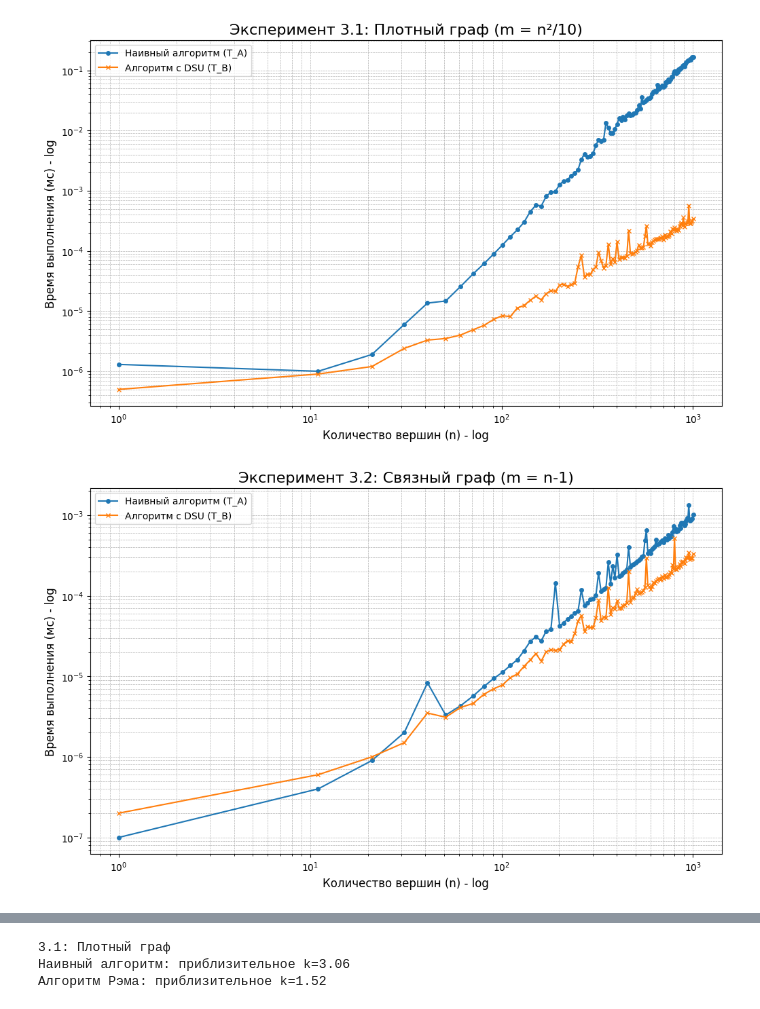
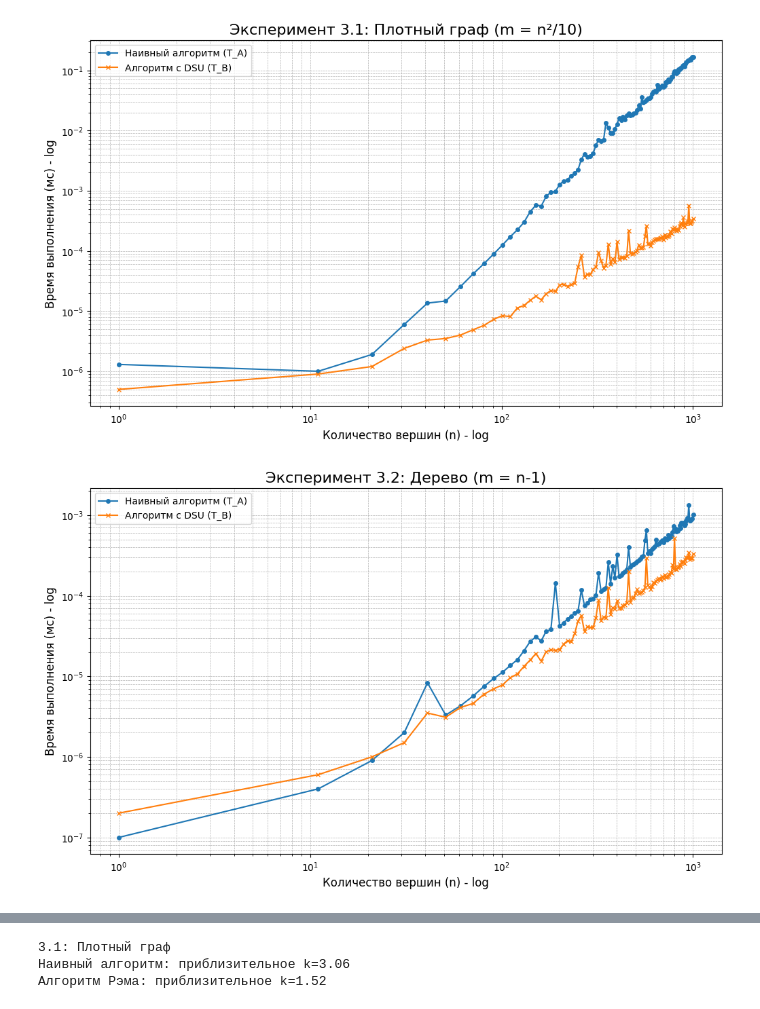
Before and after one commit to Allor-maker/algorithms_con_comps, a Jupyter notebook: labs/lab1/build/experiments/graphics.ipynb, the cells around one changed output, grey strips where cells are left out. Saved outputs shown, nothing was run; the diff lists cells and outputs as text; code cells hidden in the pictures.

```diff
--- a/labs/lab1/build/experiments/graphics.ipynb
+++ b/labs/lab1/build/experiments/graphics.ipynb
@@ -35,12 +35,12 @@ def plot_connectivity(filename, title):
     plt.show()
 # %%
 plot_performance('exp_3_1_dense.csv', 'Эксперимент 3.1: Плотный граф (m = n²/10)')
-plot_performance('exp_3_2_tree.csv', 'Эксперимент 3.2: Связный граф (m = n-1)')
+plot_performance('exp_3_2_tree.csv', 'Эксперимент 3.2: Дерево (m = n-1)')
 plot_performance('exp_3_3_sparse.csv', 'Эксперимент 3.3: Разреженный граф (m = log₂(n))')
 plot_connectivity('exp_3_4_connectivity.csv', 'Эксперимент 3.4: Порог связности графа')
 # %% [output]
 [figure]
-[figure, old version]
+[figure, new version]
 [figure]
 [figure]
 # %%
```
